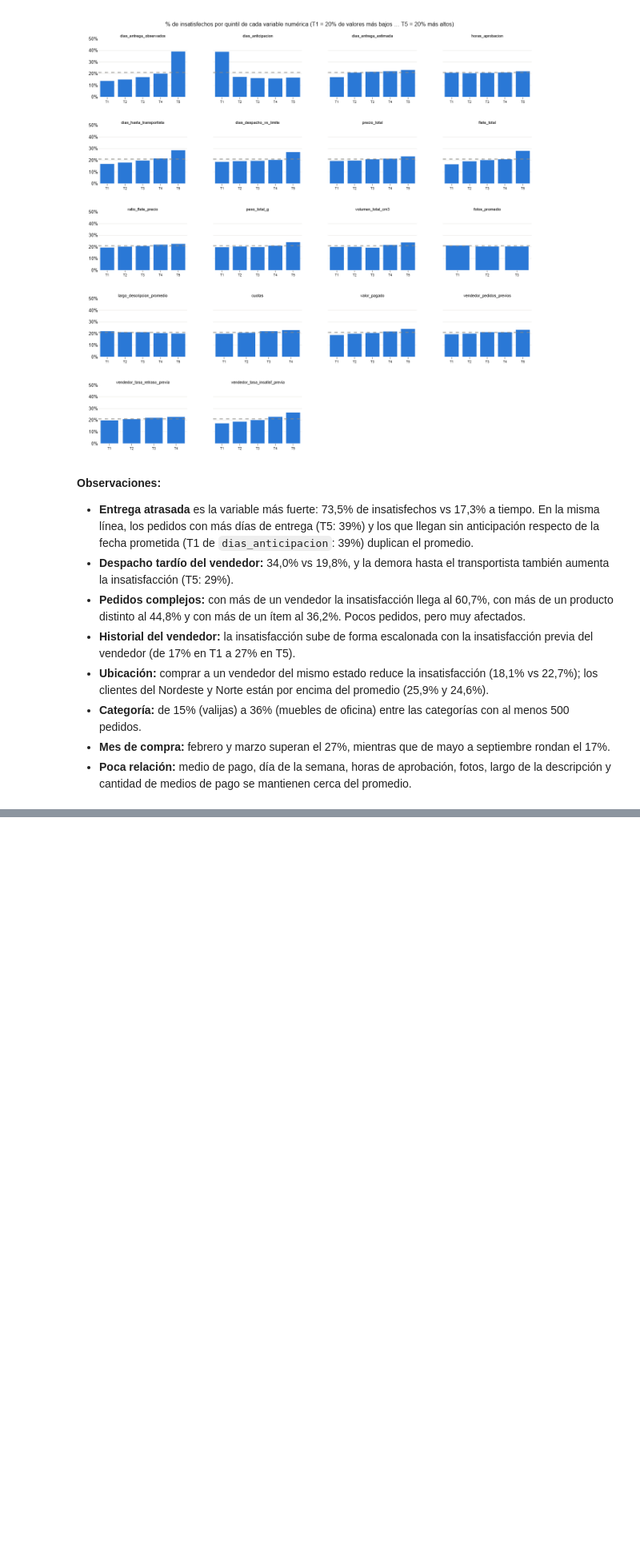
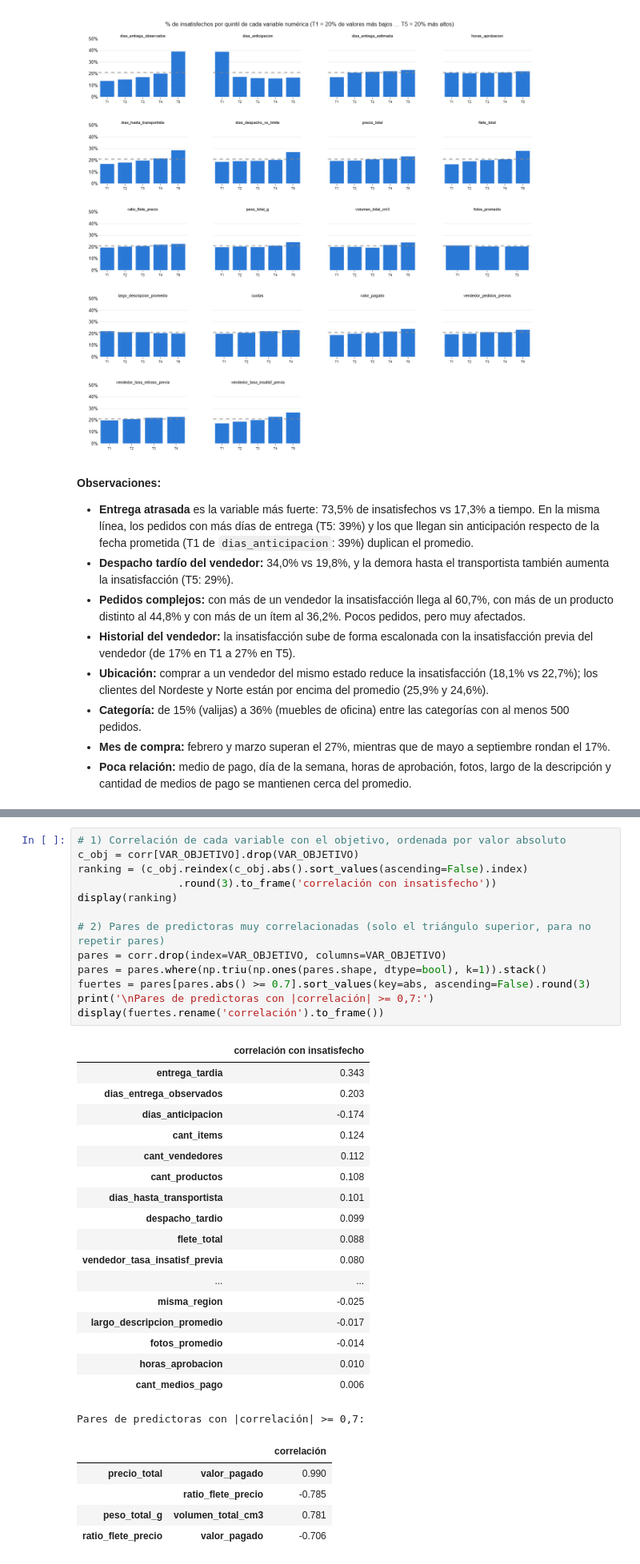
Before and after one commit to cynthiavivas9-ship-it/Proyecto-Mineria-de-datos, a Jupyter notebook: notebooks/03_eda.ipynb, the cells around one changed output, grey strips where cells are left out. Shown at 80% size. Cells and saved outputs as stored; diff of their text form; blank space fills up the shorter version.

```diff
--- a/notebooks/03_eda.ipynb
+++ b/notebooks/03_eda.ipynb
@@ -622,0 +652,37 @@ fig.show()
+# %%
+# 1) Correlación de cada variable con el objetivo, ordenada por valor absoluto
+c_obj = corr[VAR_OBJETIVO].drop(VAR_OBJETIVO)
+ranking = (c_obj.reindex(c_obj.abs().sort_values(ascending=False).index)
+                .round(3).to_frame('correlación con insatisfecho'))
+display(ranking)
+
+# 2) Pares de predictoras muy correlacionadas (solo el triángulo superior, para no repetir pares)
+pares = corr.drop(index=VAR_OBJETIVO, columns=VAR_OBJETIVO)
+pares = pares.where(np.triu(np.ones(pares.shape, dtype=bool), k=1)).stack()
+fuertes = pares[pares.abs() >= 0.7].sort_values(key=abs, ascending=False).round(3)
+print('\nPares de predictoras con |correlación| >= 0,7:')
+display(fuertes.rename('correlación').to_frame())
+# %% [output]
+|  | correlación con insatisfecho |
+| entrega_tardia | 0.343 |
+| dias_entrega_observados | 0.203 |
+| dias_anticipacion | -0.174 |
+| cant_items | 0.124 |
+| cant_vendedores | 0.112 |
+| cant_productos | 0.108 |
+| dias_hasta_transportista | 0.101 |
+| despacho_tardio | 0.099 |
+| flete_total | 0.088 |
+| vendedor_tasa_insatisf_previa | 0.080 |
+| ... | ... |
+| misma_region | -0.025 |
+| largo_descripcion_promedio | -0.017 |
+| fotos_promedio | -0.014 |
+| horas_aprobacion | 0.010 |
+| cant_medios_pago | 0.006 |
+Pares de predictoras con |correlación| >= 0,7:
+|  |  | correlación |
+| precio_total | valor_pagado | 0.990 |
+|  | ratio_flete_precio | -0.785 |
+| peso_total_g | volumen_total_cm3 | 0.781 |
+| ratio_flete_precio | valor_pagado | -0.706 |
```
Also changed, not shown: parts of 4 cells of this notebook, 1 other file.
